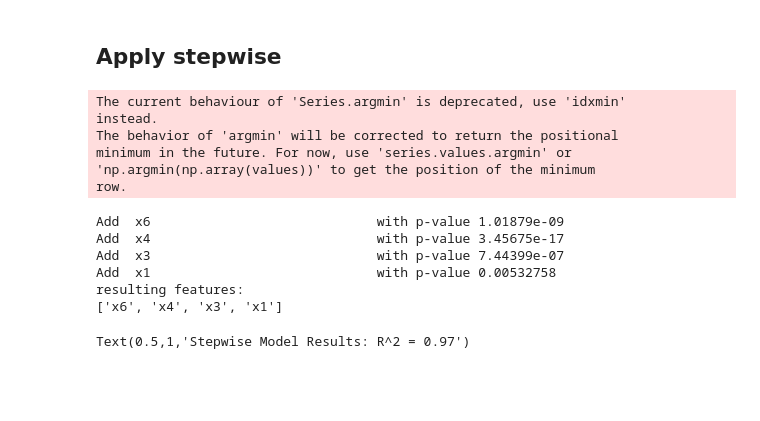
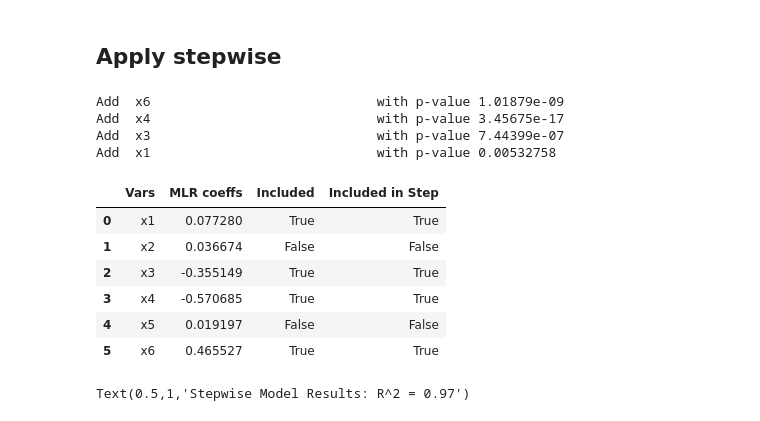
Before and after one commit to Pearl-Ayem/Geoscientific-Data-Science-and-Empirical-Modeling, a Jupyter notebook: Assignment_1/Assn1.ipynb, the cells around one changed output. Drawn from its saved outputs; the diff is of its cells as text; code cells hidden in the pictures; blank space fills up the shorter version.

Commit message:
Added MLR coeff dataframe

```diff
--- a/Assignment_1/Assn1.ipynb
+++ b/Assignment_1/Assn1.ipynb
@@ -225,0 +209,7 @@ array([ 0.07727992,  0.03667406, -0.35514925, -0.57068481,  0.01919748,
+# %%
+df_coeffs = pd.DataFrame()
+schedule= dict = {'Vars':['x1','x2','x3','x4','x5','x6'],
+                  'MLR coeffs': coef_MLR}
+
+df_coeffs = pd.DataFrame(dict)
+df_coeffs
@@ -264,6 +262,7 @@ def stepwise_selection(X, y,
     """
 
     included = list(initial_list)
+    good_p_vals=[]
     while True:
         changed=False
         # forward step
@@ -278,6 +277,7 @@ def stepwise_selection(X, y,
             included.append(best_feature)
             changed=True
             if verbose:
+                good_p_vals.append(best_pval)
                 print('Add  {:30} with p-value {:.6}'.format(best_feature, best_pval))
 
         # backward step
@@ -293,23 +293,22 @@ def stepwise_selection(X, y,
                 print('Drop {:30} with p-value {:.6}'.format(worst_feature, worst_pval))
         if not changed:
             break
-    return included
+    return [included,good_p_vals]
-# %%
-result = stepwise_selection(X, y)
-print('resulting features:')
-print(result)
-# %% [output]
-The current behaviour of 'Series.argmin' is deprecated, use 'idxmin'
-instead.
-The behavior of 'argmin' will be corrected to return the positional
-minimum in the future. For now, use 'series.values.argmin' or
-'np.argmin(np.array(values))' to get the position of the minimum
-row.
-Add  x6                             with p-value 1.01879e-09
-Add  x4                             with p-value 3.45675e-17
-Add  x3                             with p-value 7.44399e-07
-Add  x1                             with p-value 0.00532758
-resulting features:
-['x6', 'x4', 'x3', 'x1']
+# %%
+result = stepwise_selection(X, y)
+df_coeffs['Included in Step'] = df_coeffs['Vars'].isin(result[0])
+df_coeffs
+# %% [output]
+Add  x6                             with p-value 1.01879e-09
+Add  x4                             with p-value 3.45675e-17
+Add  x3                             with p-value 7.44399e-07
+Add  x1                             with p-value 0.00532758
+|  | Vars | MLR coeffs | Included | Included in Step |
+| 0 | x1 | 0.077280 | True | True |
+| 1 | x2 | 0.036674 | False | False |
+| 2 | x3 | -0.355149 | True | True |
+| 3 | x4 | -0.570685 | True | True |
+| 4 | x5 | 0.019197 | False | False |
+| 5 | x6 | 0.465527 | True | True |
 # %%
 #do MLR using predictors chosen from stepwise regression
```
Also changed, not shown: parts of 22 cells of this notebook, 3 other files.
